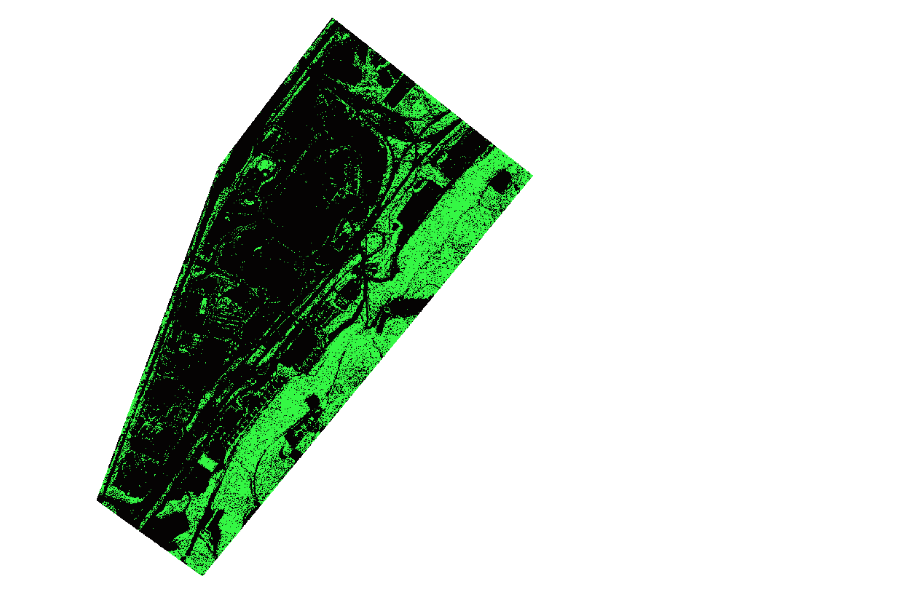
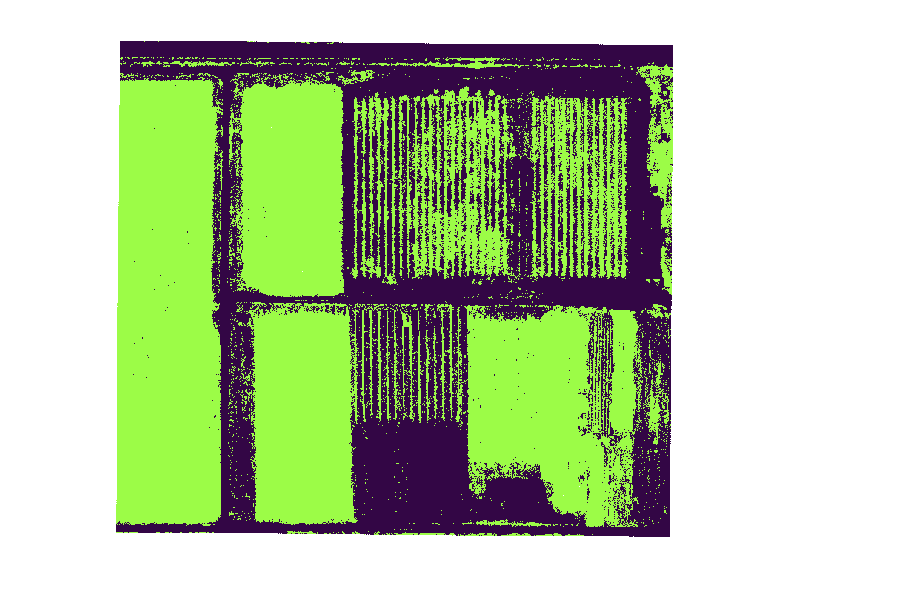
Before and after one commit to tuckerhindle/geog650-gis-programming, a Jupyter notebook: raster-geoprocessing/raster-geoprocessing-arcpy.ipynb, the cells around one changed output. Saved outputs shown, nothing was run; the diff lists cells and outputs as text; code cells hidden in the pictures.

```diff
--- a/raster-geoprocessing/raster-geoprocessing-arcpy.ipynb
+++ b/raster-geoprocessing/raster-geoprocessing-arcpy.ipynb
@@ -4,7 +4,8 @@ import arcpy
 arcpy.env.workspace = r'C:\Users\thindle2016\OneDrive - Liberty University\geog650\data'
 arcpy.env.overwriteOutput = True
 # %%
-r = arcpy.Raster('VA_LUCampus_NAIP_Multispectral_20231013.tif')
+#r = arcpy.Raster('VA_LUCampus_NAIP_Multispectral_20231013.tif')
+r = arcpy.Raster('WA_Orchard_UAV_Multispectral_201910.tif')
 
 print(r.spatialReference.name)
 print(f'Dimensions: {r.height}, {r.width}, {r.bandCount}')
@@ -49,5 +50,5 @@ arcpy.Render(ndvi, rendering_rule={'min': -1, 'max': 1}, colormap='NDVI')
 # %%
-vegetation_mask = ndvi > 0.3
+vegetation_mask = ((ndvi > 0.5) & (ndvi < 1.0))
 vegetation_mask
 # %% [output]
-[figure, old version]
+[figure, new version]
```
Also changed, not shown: parts of 4 cells of this notebook.
